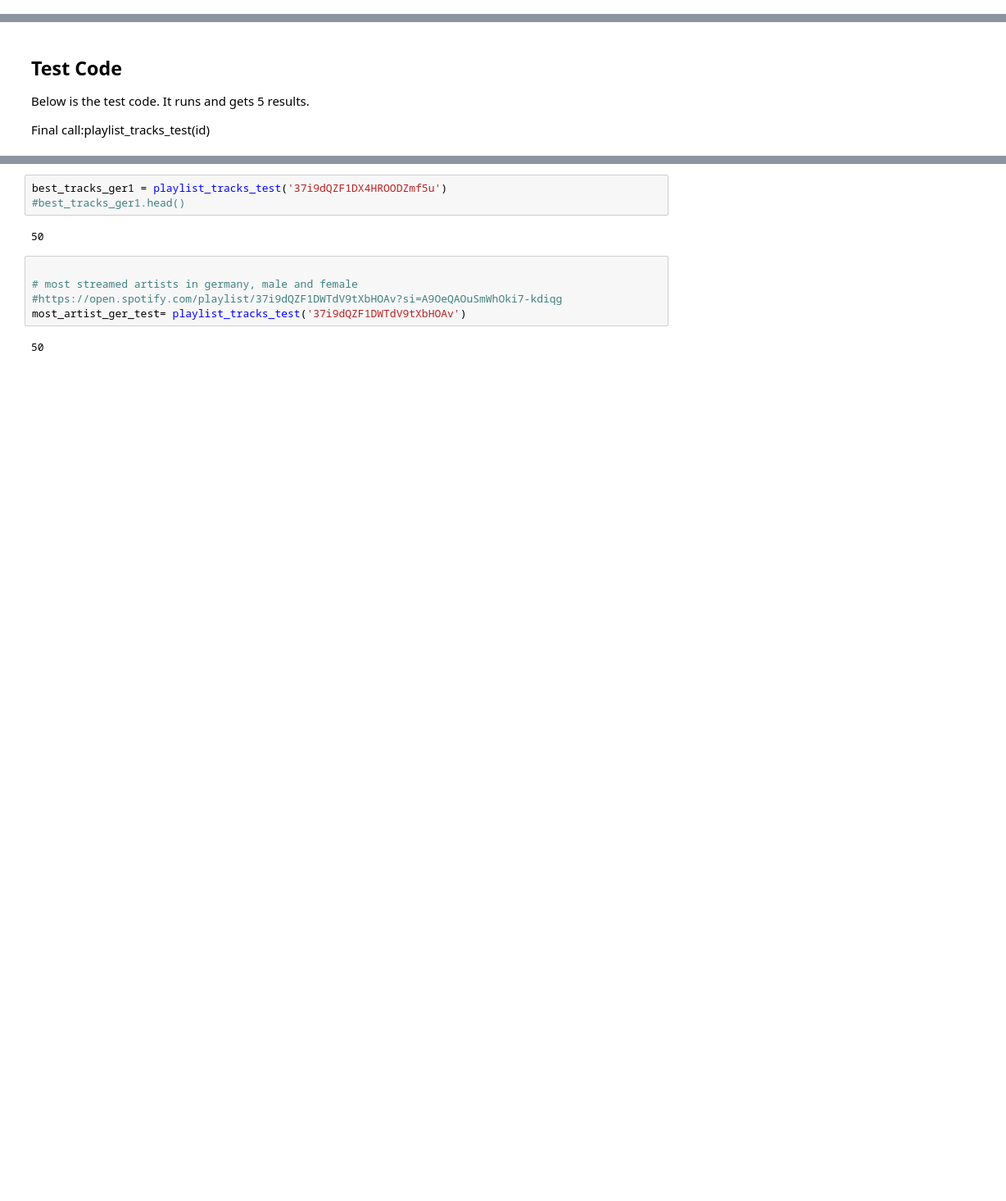
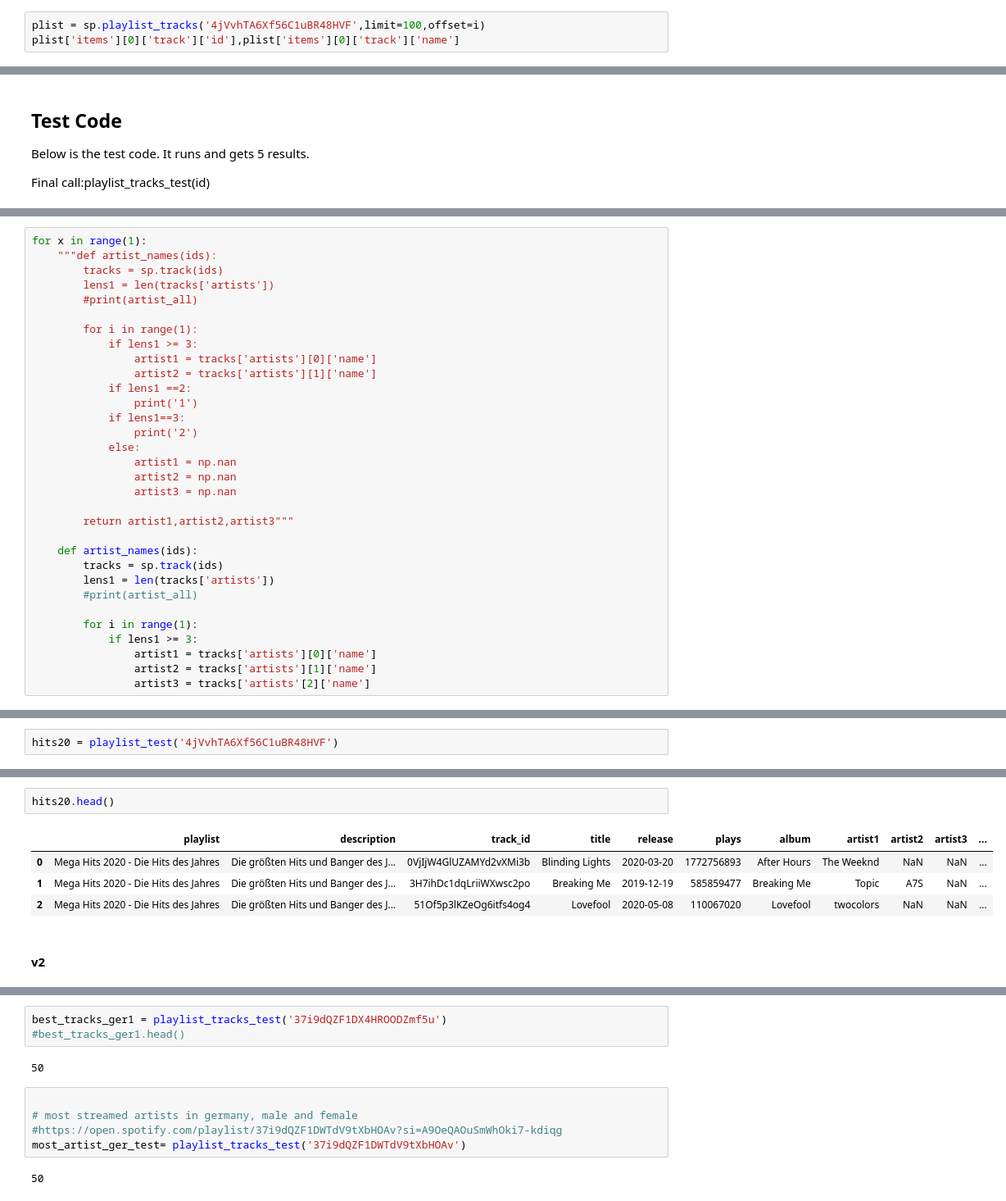
Before and after one commit to gab-lue/spotify_build_dataset, a Jupyter notebook: spotify_api+web1.ipynb, the cells around one changed output, grey strips where cells are left out. Shown at 82% size. Cells and saved outputs as stored; diff of their text form; blank space fills up the shorter version.

```diff
--- a/spotify_api+web1.ipynb
+++ b/spotify_api+web1.ipynb
@@ -476,0 +669,3 @@ for i in range(3):
+# %%
+plist = sp.playlist_tracks('4jVvhTA6Xf56C1uBR48HVF',limit=100,offset=i)
+plist['items'][0]['track']['id'],plist['items'][0]['track']['name']
@@ -1041,0 +1336,32 @@ Final call:playlist_tracks_test(id)
+# %%
+for x in range(1):
+    """def artist_names(ids):
+        tracks = sp.track(ids)
+        lens1 = len(tracks['artists'])
+        #print(artist_all)
+
+        for i in range(1):
+            if lens1 >= 3:
+                artist1 = tracks['artists'][0]['name']
+                artist2 = tracks['artists'][1]['name']
+            if lens1 ==2:
+                print('1')
+            if lens1==3:
+                print('2')
+            else:
+                artist1 = np.nan
+                artist2 = np.nan
+                artist3 = np.nan
+
+        return artist1,artist2,artist3"""
+
+    def artist_names(ids):
+        tracks = sp.track(ids)
+        lens1 = len(tracks['artists'])
+        #print(artist_all)
+
+        for i in range(1):
+            if lens1 >= 3:
+                artist1 = tracks['artists'][0]['name']
+                artist2 = tracks['artists'][1]['name']
+                artist3 = tracks['artists'[2]['name']
@@ -1041,0 +1660,2 @@ Final call:playlist_tracks_test(id)
+# %%
+hits20 = playlist_test('4jVvhTA6Xf56C1uBR48HVF')
@@ -1042,3 +1682,12 @@ Final call:playlist_tracks_test(id)
+# %%
+hits20.head()
+# %% [output]
+|  | playlist | description | track_id | title | release | plays | album | artist1 | artist2 | artist3 | ... |
+| 0 | Mega Hits 2020 - Die Hits des Jahres | Die größten Hits und Banger des J... | 0VjIjW4GlUZAMYd2vXMi3b | Blinding Lights | 2020-03-20 | 1772756893 | After Hours | The Weeknd | NaN | NaN | ... |
+| 1 | Mega Hits 2020 - Die Hits des Jahres | Die größten Hits und Banger des J... | 3H7ihDc1dqLriiWXwsc2po | Breaking Me | 2019-12-19 | 585859477 | Breaking Me | Topic | A7S | NaN | ... |
+| 2 | Mega Hits 2020 - Die Hits des Jahres | Die größten Hits und Banger des J... | 51Of5p3lKZeOg6itfs4og4 | Lovefool | 2020-05-08 | 110067020 | Lovefool | twocolors | NaN | NaN | ... |
+# %% [markdown]
+#### v2
 # %%
 ###!!!!!!!!TEST
 
```
Also changed, not shown: parts of 79 cells of this notebook, 25 other files.
